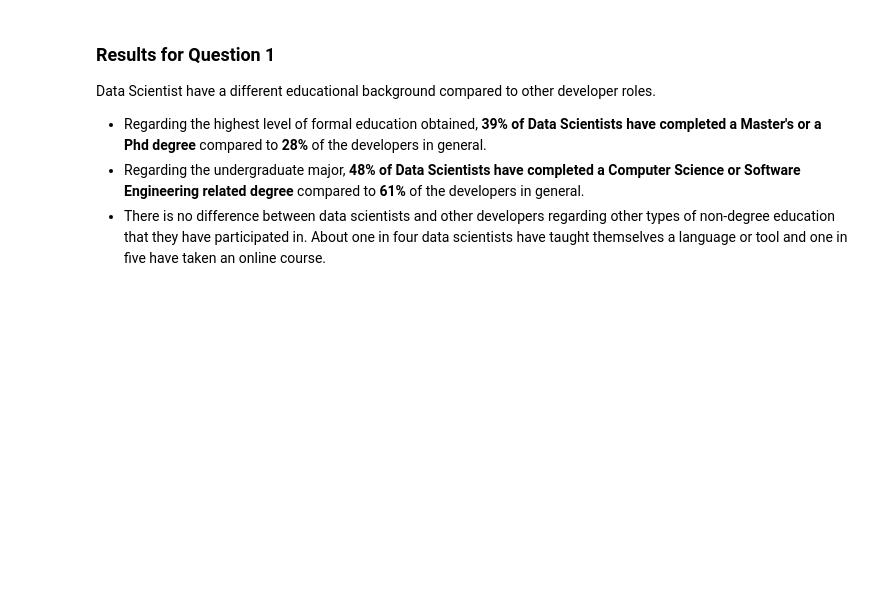
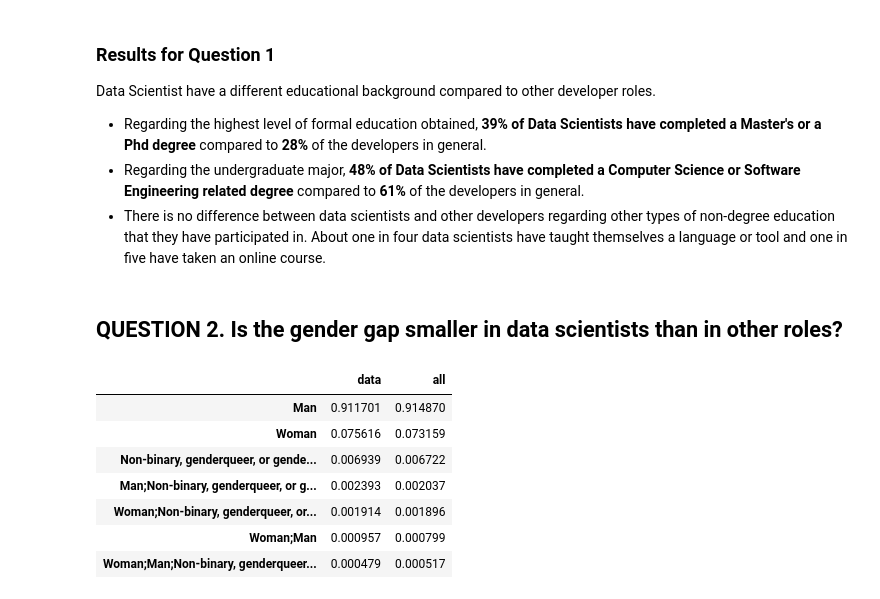
Before and after one commit to leedah/data-scientists-stackoverflow-analysis, a Jupyter notebook: Stackoverflow 2019 Survey.ipynb, the cells around one changed output. Cells and saved outputs as stored; diff of their text form; code cells hidden in the pictures; blank space fills up the shorter version.

```diff
--- a/Stackoverflow 2019 Survey.ipynb
+++ b/Stackoverflow 2019 Survey.ipynb
@@ -505,3 +505,17 @@ Data Scientist have a different educational background compared to other develop
 - Regarding the highest level of formal education obtained, **39% of Data Scientists have completed a Master's or a Phd degree** compared to **28%** of the developers in general.
 - Regarding the undergraduate major, **48% of Data Scientists have completed a Computer Science or Software Engineering related degree** compared to **61%** of the developers in general.
 - There is no difference between data scientists and other developers regarding other types of non-degree education that they have participated in. About one in four data scientists have taught themselves a language or tool and one in five have taken an online course.
+# %% [markdown]
+## QUESTION 2. Is the gender gap smaller in data scientists than in other roles?
+# %%
+data_gender_df = compare(df_ds, df, 'Gender')
+data_gender_df
+# %% [output]
+|  | data | all |
+| Man | 0.911701 | 0.914870 |
+| Woman | 0.075616 | 0.073159 |
+| Non-binary, genderqueer, or gende... | 0.006939 | 0.006722 |
+| Man;Non-binary, genderqueer, or g... | 0.002393 | 0.002037 |
+| Woman;Non-binary, genderqueer, or... | 0.001914 | 0.001896 |
+| Woman;Man | 0.000957 | 0.000799 |
+| Woman;Man;Non-binary, genderqueer... | 0.000479 | 0.000517 |
```
Also changed, not shown: parts of 15 cells of this notebook.
